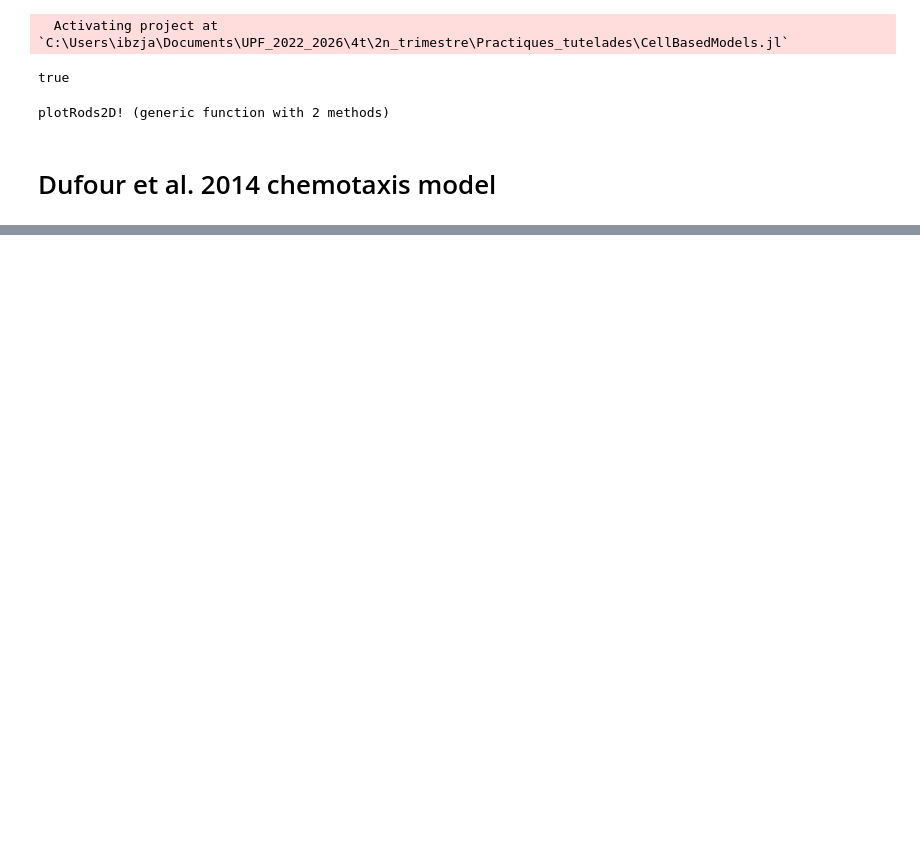
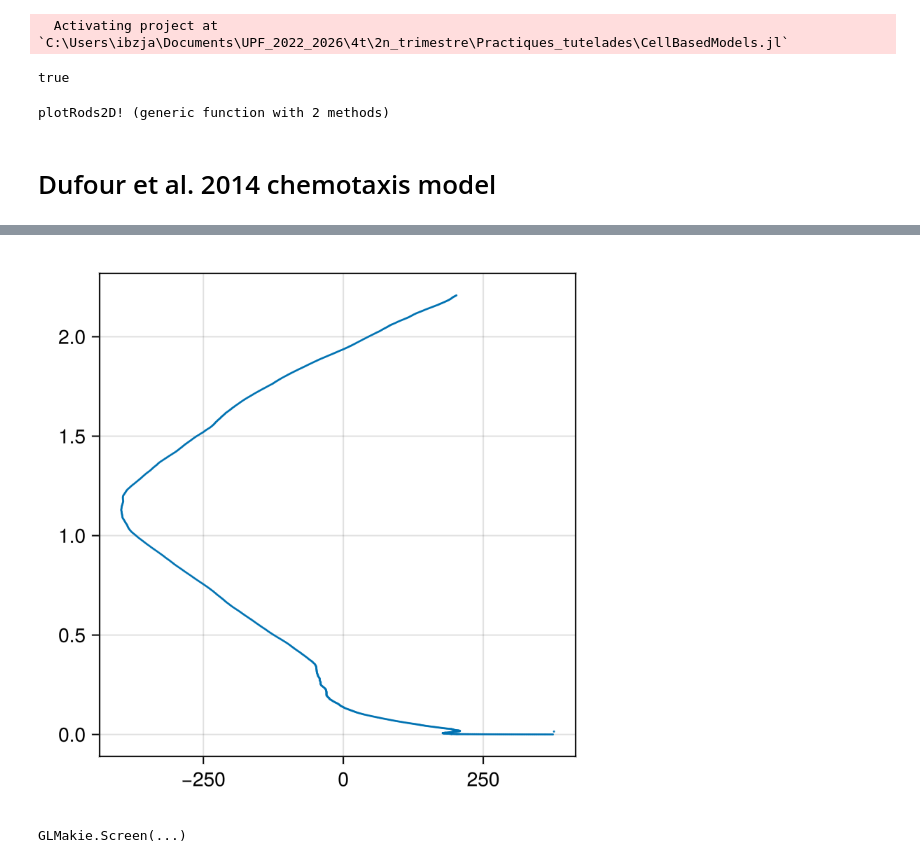
Before and after one commit to jmarib/CellBasedModels.jl, a Jupyter notebook: examples/dufour_model_chemotaxis.ipynb, the cells around one changed output, grey strips where cells are left out. Cells and saved outputs as stored; diff of their text form; code cells hidden in the pictures; blank space fills up the shorter version.

```diff
--- a/examples/dufour_model_chemotaxis.ipynb
+++ b/examples/dufour_model_chemotaxis.ipynb
@@ -618,0 +625,32 @@ end
+# %%
+using CSV, DataFrames
+
+outfile = "trajectory.csv"
+data = DataFrame(
+    step = Int[],
+    id = Int[],
+    x = Float64[],
+    y = Float64[],
+    Yp = Float64[]
+)
+
+
+
+steps = 1000
+loadToPlatform!(com, preallocateAgents=20)       #Preallocate agents = number of agents in community
+
+
+for step in 1:steps
+    step!(com)
+    for i in 1:com.N
+        push!(data, (
+            step,
+            i,
+            com.x[i],
+            com.y[i],
+            com.Yp[i]
+        ))
+    end
+end
+
+CSV.write(outfile, data)
@@ -618,0 +704,3 @@ end
+# %%
+gr_data = groupby(data, :id)
+cell1 = gr_data[1]
@@ -619 +728,13 @@ end
+# %%
+#Plot Yp
+
+fig = Figure(size=(400,400))
+
+ax = Axis(fig[1,1])
+scatter!(ax, cell1[!, :x], cell1[!, :Yp], markersize= 2)
+
+display(fig)
+# %% [output]
+[figure, added]
+GLMakie.Screen(...)
 # %%
```
Also changed, not shown: parts of 12 cells of this notebook, 2 other files.
